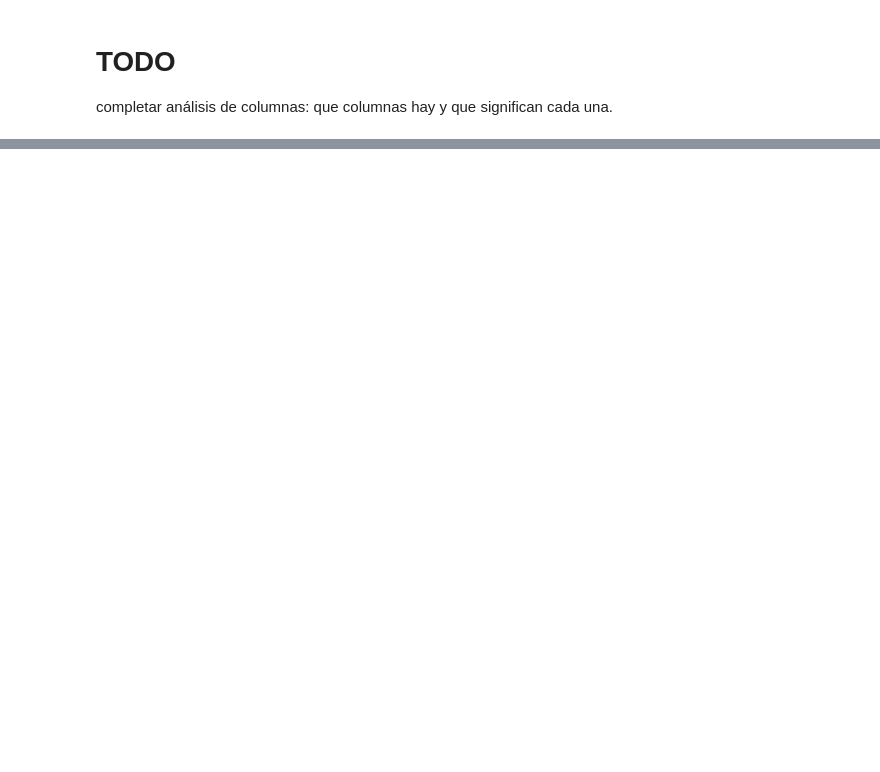
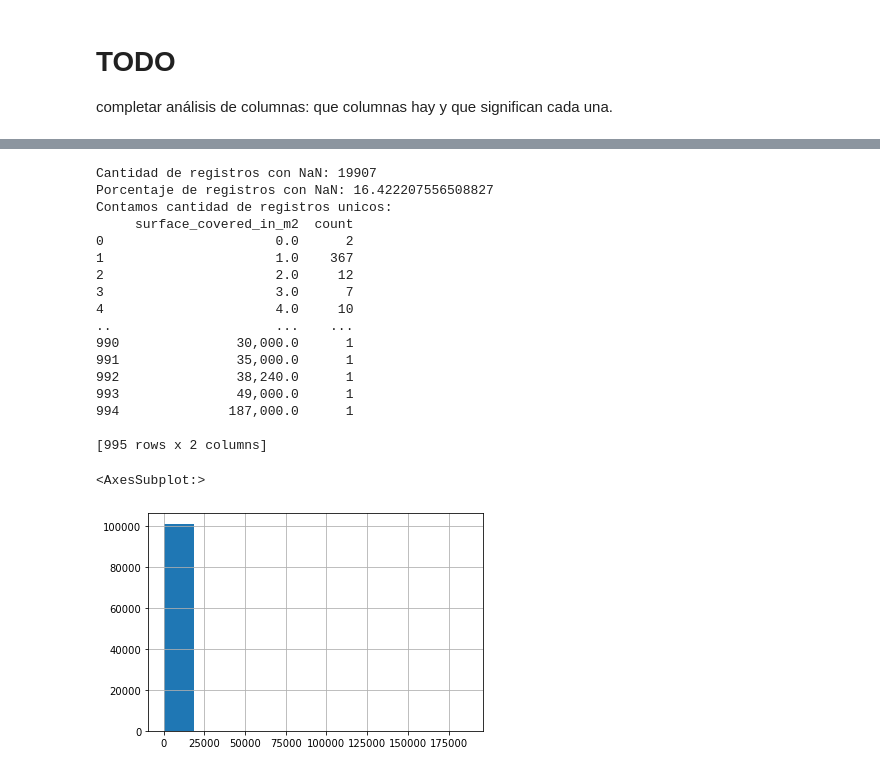
Before and after one commit to carpe-diem/DH-TP1-clear-data-properati, a Jupyter notebook: src/Gloria.ipynb, the cells around one changed output, grey strips where cells are left out. Saved outputs shown, nothing was run; the diff lists cells and outputs as text; code cells hidden in the pictures; blank space fills up the shorter version.

```diff
--- a/src/Gloria.ipynb
+++ b/src/Gloria.ipynb
@@ -54,0 +241,27 @@ Hola gloria
+# %%
+# Columna surface_covered_in_m2: revisamos que opciones tiene, o si se repite lo mismo.
+print(f'Cantidad de registros con NaN: {data.surface_covered_in_m2.isnull().sum()}')
+print(f'Porcentaje de registros con NaN: {data.surface_covered_in_m2.isnull().mean()*100}')
+print("Contamos cantidad de registros unicos:")
+print(data.groupby(['surface_covered_in_m2']).size().reset_index(name='count'))
+data.surface_covered_in_m2.hist()
+# %% [output]
+Cantidad de registros con NaN: 19907
+Porcentaje de registros con NaN: 16.422207556508827
+Contamos cantidad de registros unicos:
+     surface_covered_in_m2  count
+0                      0.0      2
+1                      1.0    367
+2                      2.0     12
+3                      3.0      7
+4                      4.0     10
+..                     ...    ...
+990               30,000.0      1
+991               35,000.0      1
+992               38,240.0      1
+993               49,000.0      1
+994              187,000.0      1
+
+[995 rows x 2 columns]
+<AxesSubplot:>
+[figure, added]
```
Also changed, not shown: parts of 41 cells of this notebook.
